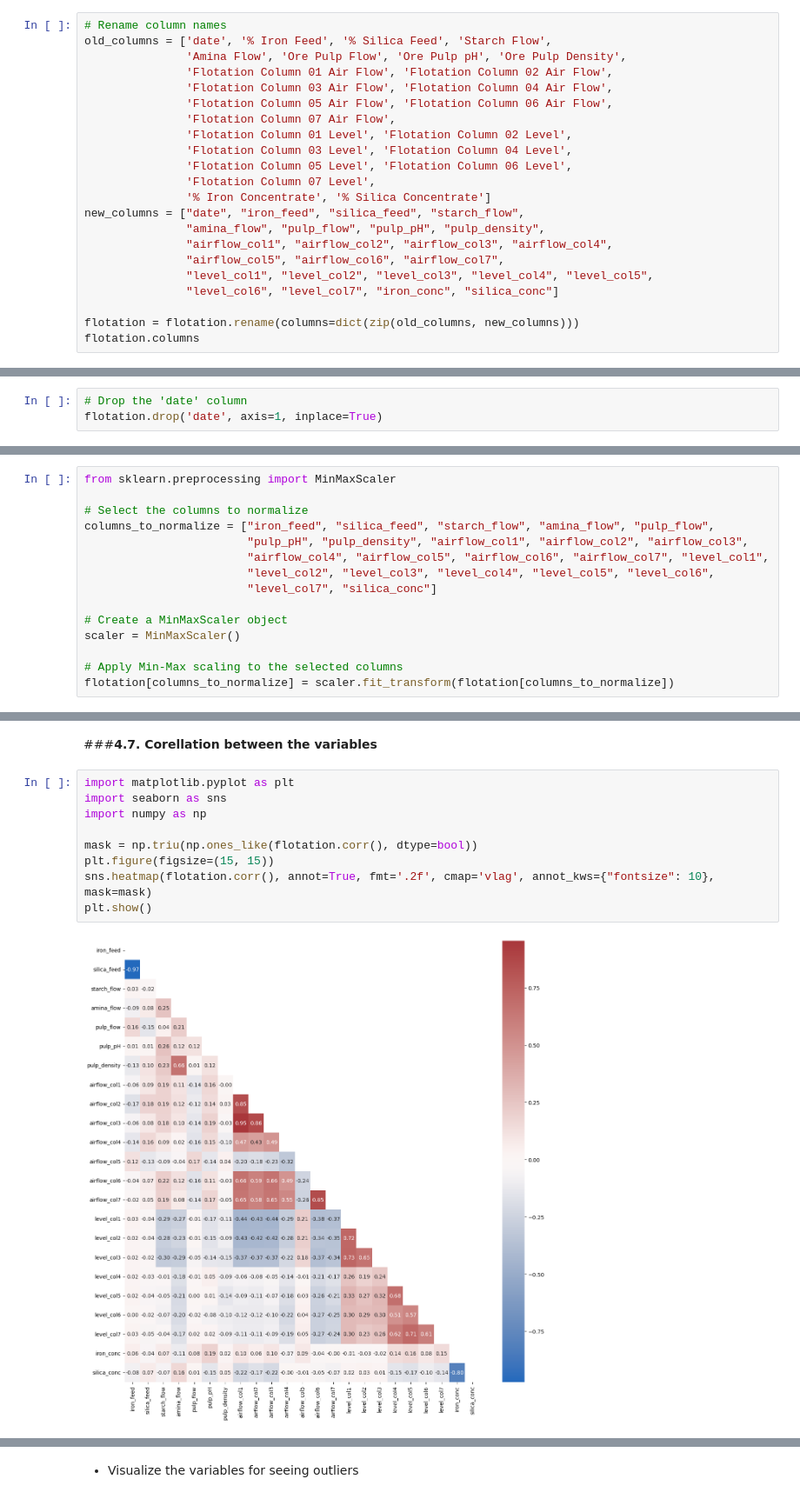
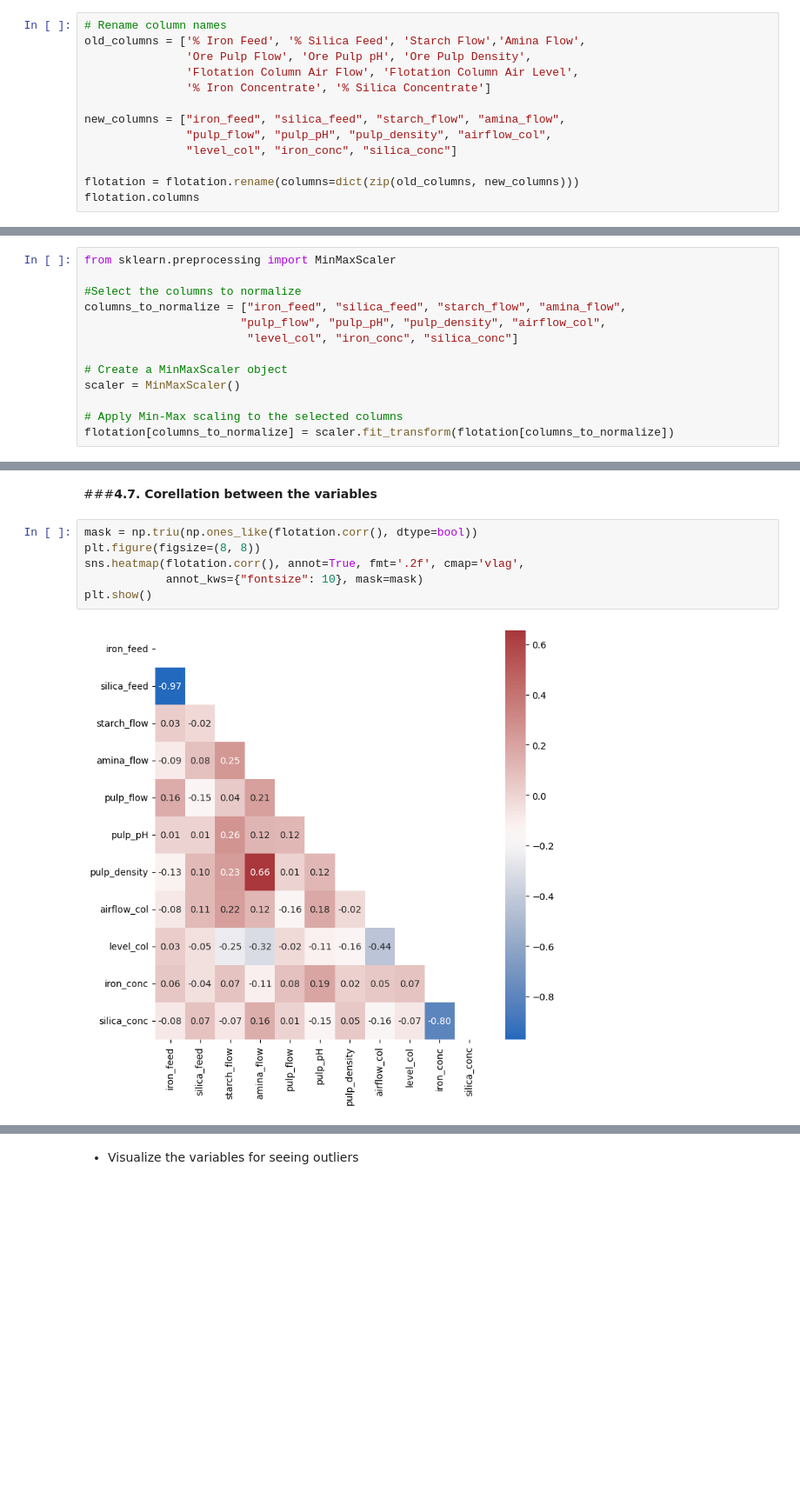
Before and after one commit to arifaygun/Advanced-Pandas, a Jupyter notebook: AA_Iron_Ore_Froth_Flotation_Quality_Prediction.ipynb, the cells around one changed output, grey strips where cells are left out. Shown at 87% size. Saved outputs shown, nothing was run; the diff lists cells and outputs as text; blank space fills up the shorter version.

```diff
--- a/AA_Iron_Ore_Froth_Flotation_Quality_Prediction.ipynb
+++ b/AA_Iron_Ore_Froth_Flotation_Quality_Prediction.ipynb
@@ -175,23 +206,14 @@ Index(['date', '% Iron Feed', '% Silica Feed', 'Starch Flow', 'Amina Flow',
 ###**4.2. Rename the columns**
 # %%
 # Rename column names
-old_columns = ['date', '% Iron Feed', '% Silica Feed', 'Starch Flow',
-               'Amina Flow', 'Ore Pulp Flow', 'Ore Pulp pH', 'Ore Pulp Density',
-               'Flotation Column 01 Air Flow', 'Flotation Column 02 Air Flow',
-               'Flotation Column 03 Air Flow', 'Flotation Column 04 Air Flow',
-               'Flotation Column 05 Air Flow', 'Flotation Column 06 Air Flow',
-               'Flotation Column 07 Air Flow',
-               'Flotation Column 01 Level', 'Flotation Column 02 Level',
-               'Flotation Column 03 Level', 'Flotation Column 04 Level',
-               'Flotation Column 05 Level', 'Flotation Column 06 Level',
-               'Flotation Column 07 Level',
+old_columns = ['% Iron Feed', '% Silica Feed', 'Starch Flow','Amina Flow',
+               'Ore Pulp Flow', 'Ore Pulp pH', 'Ore Pulp Density',
+               'Flotation Column Air Flow', 'Flotation Column Air Level',
                '% Iron Concentrate', '% Silica Concentrate']
-new_columns = ["date", "iron_feed", "silica_feed", "starch_flow",
-               "amina_flow", "pulp_flow", "pulp_pH", "pulp_density",
-               "airflow_col1", "airflow_col2", "airflow_col3", "airflow_col4",
-               "airflow_col5", "airflow_col6", "airflow_col7",
-               "level_col1", "level_col2", "level_col3", "level_col4", "level_col5",
-               "level_col6", "level_col7", "iron_conc", "silica_conc"]
+
+new_columns = ["iron_feed", "silica_feed", "starch_flow", "amina_flow",
+               "pulp_flow", "pulp_pH", "pulp_density", "airflow_col",
+               "level_col", "iron_conc", "silica_conc"]
 
 flotation = flotation.rename(columns=dict(zip(old_columns, new_columns)))
 flotation.columns
@@ -245,6 +254,3 @@ flotation = flotation.drop_duplicates()
-# %%
-# Drop the 'date' column
-flotation.drop('date', axis=1, inplace=True)
 # %%
 flotation.shape
 # %% [output]
@@ -307,12 +296,10 @@ flotation.describe().T
 # %%
 from sklearn.preprocessing import MinMaxScaler
 
-# Select the columns to normalize
-columns_to_normalize = ["iron_feed", "silica_feed", "starch_flow", "amina_flow", "pulp_flow",
-                        "pulp_pH", "pulp_density", "airflow_col1", "airflow_col2", "airflow_col3",
-                        "airflow_col4", "airflow_col5", "airflow_col6", "airflow_col7", "level_col1",
-                        "level_col2", "level_col3", "level_col4", "level_col5", "level_col6",
-                        "level_col7", "silica_conc"]
+#Select the columns to normalize
+columns_to_normalize = ["iron_feed", "silica_feed", "starch_flow", "amina_flow",
+                       "pulp_flow", "pulp_pH", "pulp_density", "airflow_col",
+                        "level_col", "iron_conc", "silica_conc"]
 
 # Create a MinMaxScaler object
 scaler = MinMaxScaler()
@@ -353,13 +340,10 @@ flotation.describe().T
 # %% [markdown]
 ###**4.7. Corellation between the variables**
 # %%
-import matplotlib.pyplot as plt
-import seaborn as sns
-import numpy as np
-
 mask = np.triu(np.ones_like(flotation.corr(), dtype=bool))
-plt.figure(figsize=(15, 15))
-sns.heatmap(flotation.corr(), annot=True, fmt='.2f', cmap='vlag', annot_kws={"fontsize": 10}, mask=mask)
+plt.figure(figsize=(8, 8))
+sns.heatmap(flotation.corr(), annot=True, fmt='.2f', cmap='vlag',
+            annot_kws={"fontsize": 10}, mask=mask)
 plt.show()
 # %% [output]
-[figure, old version]
+[figure, new version]
```
Also changed, not shown: parts of 83 cells of this notebook.
